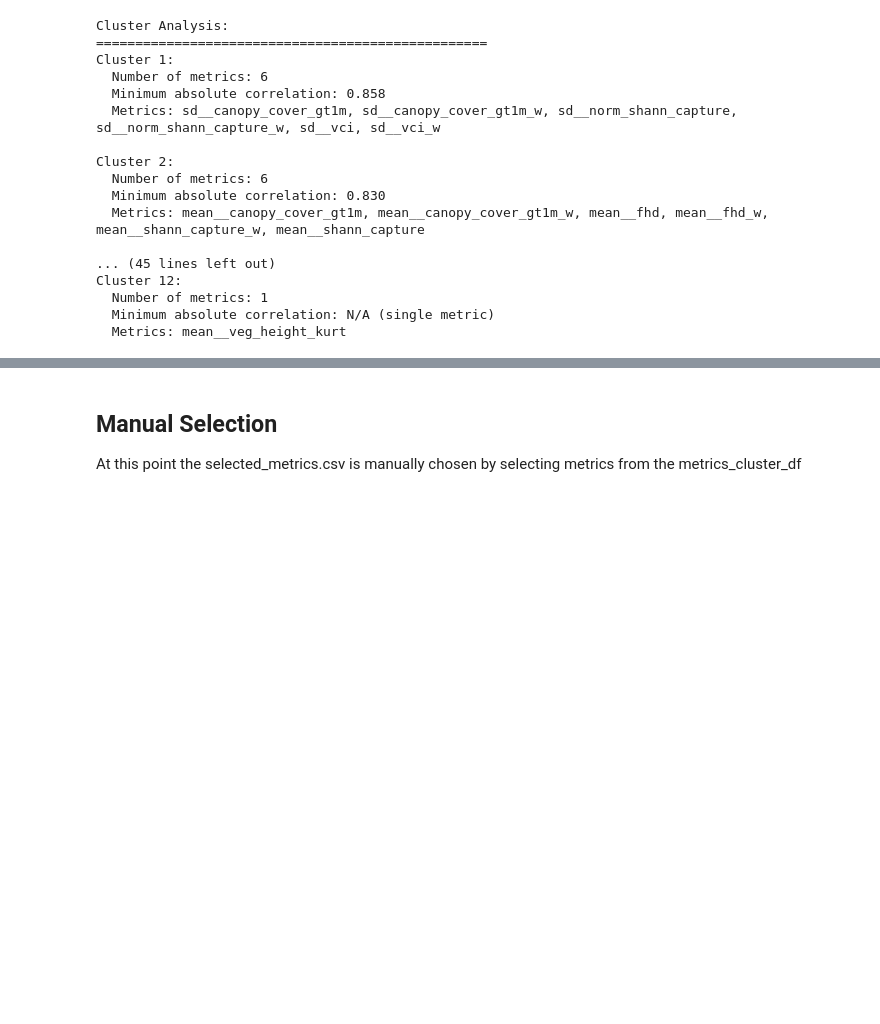
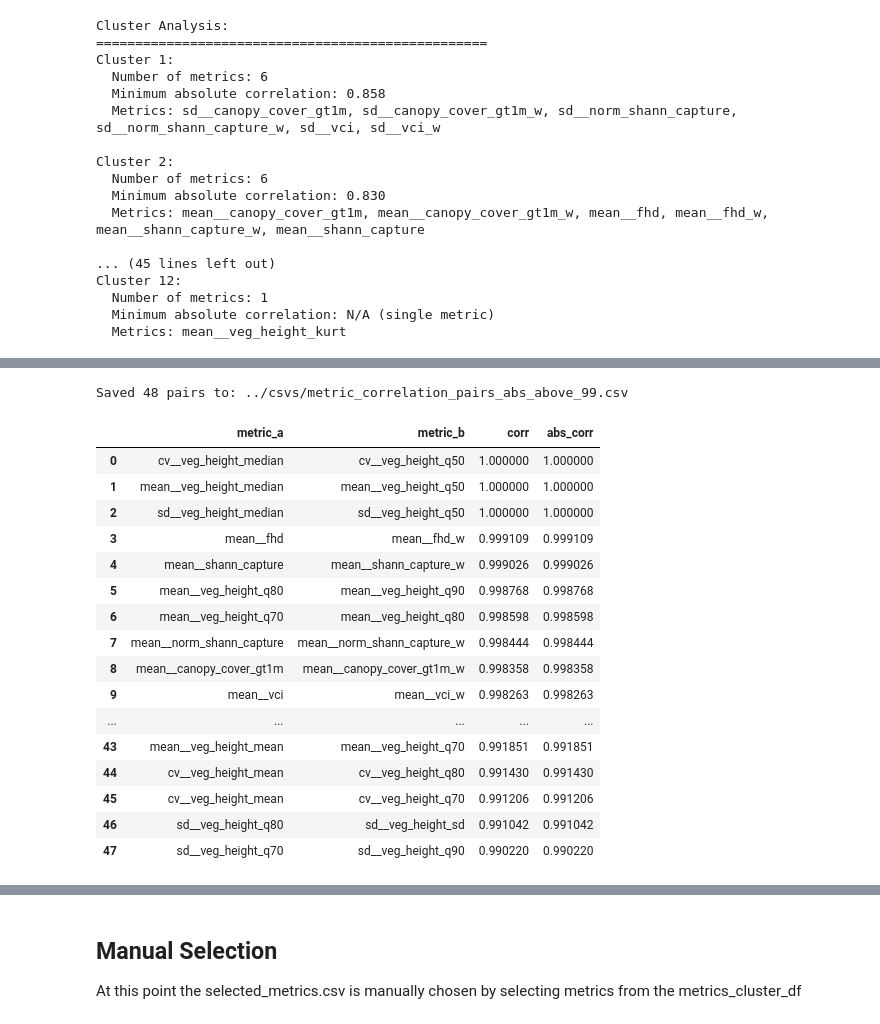
Before and after one commit to jameswesc/masters-thesis, a Jupyter notebook: notebooks/06_corr_analysis.ipynb, the cells around one changed output, grey strips where cells are left out. Drawn from its saved outputs; the diff is of its cells as text; code cells hidden in the pictures; blank space fills up the shorter version.

```diff
--- a/notebooks/06_corr_analysis.ipynb
+++ b/notebooks/06_corr_analysis.ipynb
@@ -194,0 +287,42 @@ Cluster 12:
+# %%
+# List all metric pairs with absolute correlation above a threshold (e.g. 0.99)
+import pandas as pd
+import numpy as np
+
+threshold = 0.99  # absolute correlation threshold; change as needed
+corr = pd.read_csv(csv_dir / "metric_correlation.csv", index_col=0)
+metrics = corr.columns.tolist()
+pairs = []
+n = len(metrics)
+for i in range(n):
+    for j in range(i+1, n):
+        a = metrics[i]
+        b = metrics[j]
+        val = corr.iloc[i, j]
+        if abs(val) > threshold:
+            pairs.append({'metric_a': a, 'metric_b': b, 'corr': float(val), 'abs_corr': abs(float(val))})
+
+pairs_df = pd.DataFrame(pairs).sort_values('abs_corr', ascending=False).reset_index(drop=True)
+out_path = csv_dir / f"metric_correlation_pairs_abs_above_{int(threshold*100)}.csv"
+pairs_df.to_csv(out_path, index=False)
+print(f'Saved {len(pairs_df)} pairs to:', out_path)
+pairs_df
+# %% [output]
+Saved 48 pairs to: ../csvs/metric_correlation_pairs_abs_above_99.csv
+|  | metric_a | metric_b | corr | abs_corr |
+| 0 | cv__veg_height_median | cv__veg_height_q50 | 1.000000 | 1.000000 |
+| 1 | mean__veg_height_median | mean__veg_height_q50 | 1.000000 | 1.000000 |
+| 2 | sd__veg_height_median | sd__veg_height_q50 | 1.000000 | 1.000000 |
+| 3 | mean__fhd | mean__fhd_w | 0.999109 | 0.999109 |
+| 4 | mean__shann_capture | mean__shann_capture_w | 0.999026 | 0.999026 |
+| 5 | mean__veg_height_q80 | mean__veg_height_q90 | 0.998768 | 0.998768 |
+| 6 | mean__veg_height_q70 | mean__veg_height_q80 | 0.998598 | 0.998598 |
+| 7 | mean__norm_shann_capture | mean__norm_shann_capture_w | 0.998444 | 0.998444 |
+| 8 | mean__canopy_cover_gt1m | mean__canopy_cover_gt1m_w | 0.998358 | 0.998358 |
+| 9 | mean__vci | mean__vci_w | 0.998263 | 0.998263 |
+| ... | ... | ... | ... | ... |
+| 43 | mean__veg_height_mean | mean__veg_height_q70 | 0.991851 | 0.991851 |
+| 44 | cv__veg_height_mean | cv__veg_height_q80 | 0.991430 | 0.991430 |
+| 45 | cv__veg_height_mean | cv__veg_height_q70 | 0.991206 | 0.991206 |
+| 46 | sd__veg_height_q80 | sd__veg_height_sd | 0.991042 | 0.991042 |
+| 47 | sd__veg_height_q70 | sd__veg_height_q90 | 0.990220 | 0.990220 |
```
Also changed, not shown: parts of 4 cells of this notebook, 3 other files.
